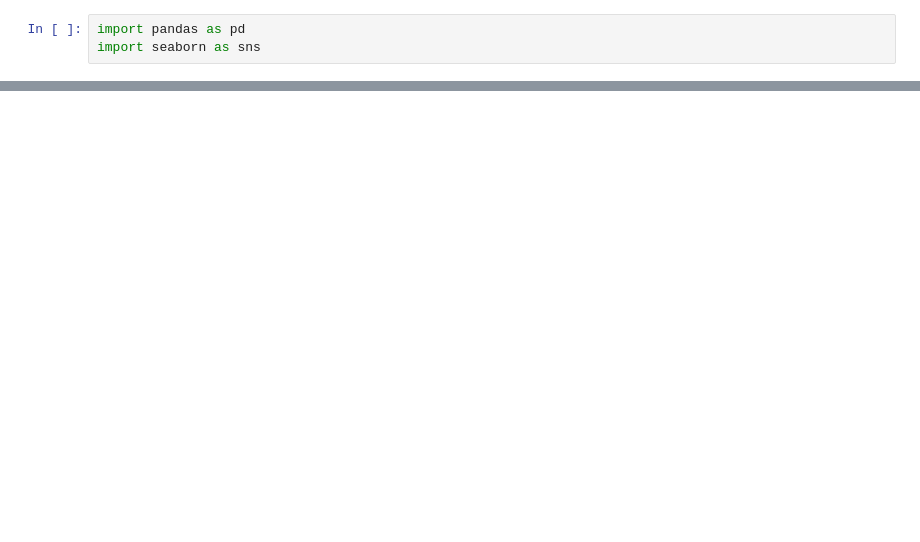
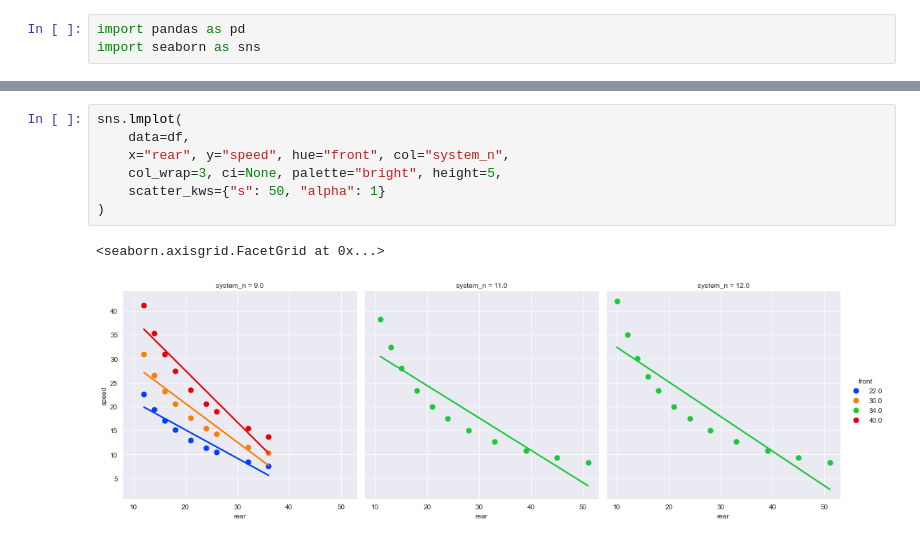
Before and after one commit to CosmDandy/CosmExperiments, a Jupyter notebook: BikeApp/cc.ipynb, the cells around one changed output, grey strips where cells are left out. Saved outputs shown, nothing was run; the diff lists cells and outputs as text; blank space fills up the shorter version.

```diff
--- a/BikeApp/cc.ipynb
+++ b/BikeApp/cc.ipynb
@@ -52,0 +65,10 @@ sns.relplot(
+# %%
+sns.lmplot(
+    data=df,
+    x="rear", y="speed", hue="front", col="system_n",
+    col_wrap=3, ci=None, palette="bright", height=5,
+    scatter_kws={"s": 50, "alpha": 1}
+)
+# %% [output]
+<seaborn.axisgrid.FacetGrid at 0x...>
+[figure, added]
```
Also changed, not shown: parts of 7 cells of this notebook, 5 other files.
